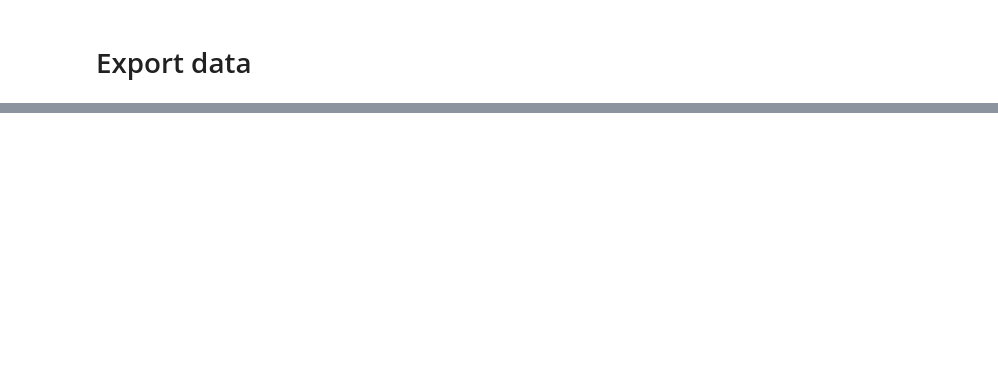
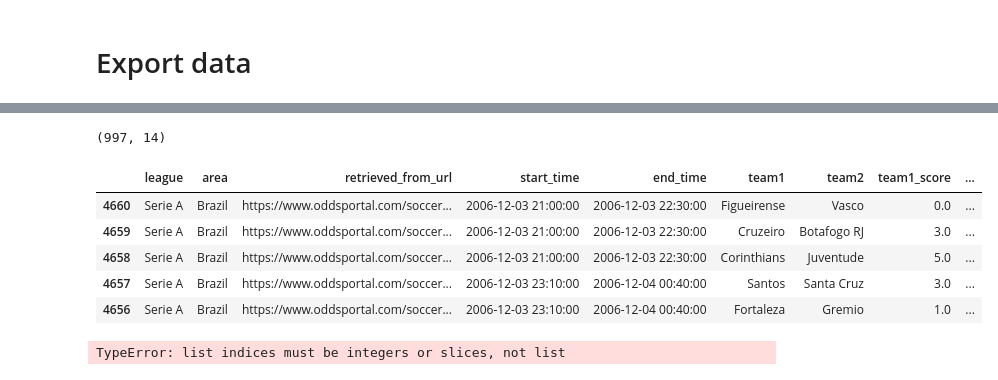
Before and after one commit to navarmn/odds-portal-scraper, a Jupyter notebook: data-analyses/notebook/analyses-01-data_chunks.ipynb, the cells around one changed output, grey strips where cells are left out. Saved outputs shown, nothing was run; the diff lists cells and outputs as text; code cells hidden in the pictures; blank space fills up the shorter version.

```diff
--- a/data-analyses/notebook/analyses-01-data_chunks.ipynb
+++ b/data-analyses/notebook/analyses-01-data_chunks.ipynb
@@ -393,3 +269,29 @@ data_from2018.groupby('start_time')
 # Export data
 # %%
 data_until2018.to_csv(join(DATAFOLDER, 'matches-Brazil-2004-2017.csv'),index=False)
+# %%
+u = data_until2018.groupby('year')
+# %%
+years_range = np.array([2004, 2005, 2006, 2007])
+
+def split():
+    for y in range(max(years_range.shape)-1):
+        print("it {}".format(y))
+        print(years_range[:y+1])
+        print(years_range[y+1:])
+
+        years_train = years_range[:y+1]
+        years_test = years_range[y+1:]
+
+        #train_idx = []
+        train_idx = np.array([])
+        for year in years_train:
+            train_idx = np.append(train_idx, u.indices[year])
+            #train_idx.append(u.indices[year])
+
+        yield train_idx
+# %%
+ui = []
+for i in split():
+    ui.append(data_until2018.iloc[i])
+    #print(i)
@@ -395,0 +308,13 @@ data_until2018.to_csv(join(DATAFOLDER, 'matches-Brazil-2004-2017.csv'),index=Fal
+# %%
+ui[1].shape
+# %% [output]
+(997, 14)
+# %%
+data_until2018.iloc[i].tail()
+# %% [output]
+|  | league | area | retrieved_from_url | start_time | end_time | team1 | team2 | team1_score | ... |
+| 4660 | Serie A | Brazil | https://www.oddsportal.com/soccer... | 2006-12-03 21:00:00 | 2006-12-03 22:30:00 | Figueirense | Vasco | 0.0 | ... |
+| 4659 | Serie A | Brazil | https://www.oddsportal.com/soccer... | 2006-12-03 21:00:00 | 2006-12-03 22:30:00 | Cruzeiro | Botafogo RJ | 3.0 | ... |
+| 4658 | Serie A | Brazil | https://www.oddsportal.com/soccer... | 2006-12-03 21:00:00 | 2006-12-03 22:30:00 | Corinthians | Juventude | 5.0 | ... |
+| 4657 | Serie A | Brazil | https://www.oddsportal.com/soccer... | 2006-12-03 23:10:00 | 2006-12-04 00:40:00 | Santos | Santa Cruz | 3.0 | ... |
+| 4656 | Serie A | Brazil | https://www.oddsportal.com/soccer... | 2006-12-03 23:10:00 | 2006-12-04 00:40:00 | Fortaleza | Gremio | 1.0 | ... |
@@ -395,0 +331,4 @@ data_until2018.to_csv(join(DATAFOLDER, 'matches-Brazil-2004-2017.csv'),index=Fal
+# %%
+=
+# %% [output]
+TypeError: list indices must be integers or slices, not list
```
Also changed, not shown: parts of 25 cells of this notebook, 4 other files.
